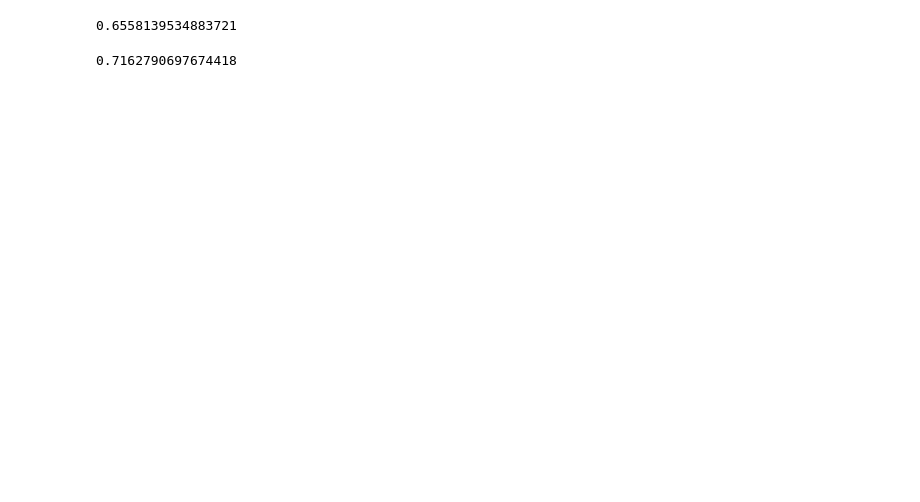
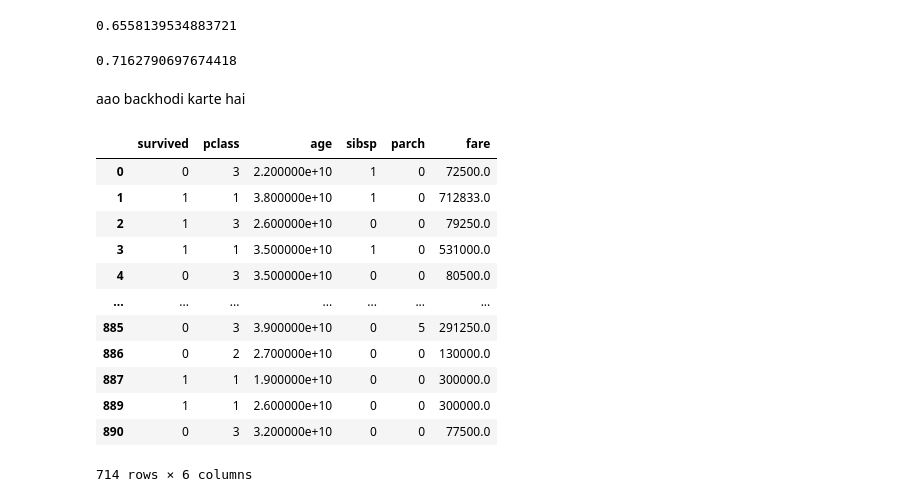
Before and after one commit to Rohit2209Raj/100_Days_of_Machine_Learning_new, a Jupyter notebook: Feature Engineering/1.Scaling/2.MinMaxScaler/MinMaxScaler.ipynb, the cells around one changed output. Saved outputs shown, nothing was run; the diff lists cells and outputs as text; code cells hidden in the pictures; blank space fills up the shorter version.

```diff
--- a/Feature Engineering/1.Scaling/2.MinMaxScaler/MinMaxScaler.ipynb
+++ b/Feature Engineering/1.Scaling/2.MinMaxScaler/MinMaxScaler.ipynb
@@ -194,3 +194,21 @@ acc=accuracy_score(y_test,y_pred3)
 acc
 # %% [output]
 0.7162790697674418
+# %% [markdown]
+aao backhodi karte hai
+# %%
+df
+# %% [output]
+|  | survived | pclass | age | sibsp | parch | fare |
+| 0 | 0 | 3 | 2.200000e+10 | 1 | 0 | 72500.0 |
+| 1 | 1 | 1 | 3.800000e+10 | 1 | 0 | 712833.0 |
+| 2 | 1 | 3 | 2.600000e+10 | 0 | 0 | 79250.0 |
+| 3 | 1 | 1 | 3.500000e+10 | 1 | 0 | 531000.0 |
+| 4 | 0 | 3 | 3.500000e+10 | 0 | 0 | 80500.0 |
+| ... | ... | ... | ... | ... | ... | ... |
+| 885 | 0 | 3 | 3.900000e+10 | 0 | 5 | 291250.0 |
+| 886 | 0 | 2 | 2.700000e+10 | 0 | 0 | 130000.0 |
+| 887 | 1 | 1 | 1.900000e+10 | 0 | 0 | 300000.0 |
+| 889 | 1 | 1 | 2.600000e+10 | 0 | 0 | 300000.0 |
+| 890 | 0 | 3 | 3.200000e+10 | 0 | 0 | 77500.0 |
+714 rows × 6 columns
```
Also changed, not shown: parts of 4 cells of this notebook.
